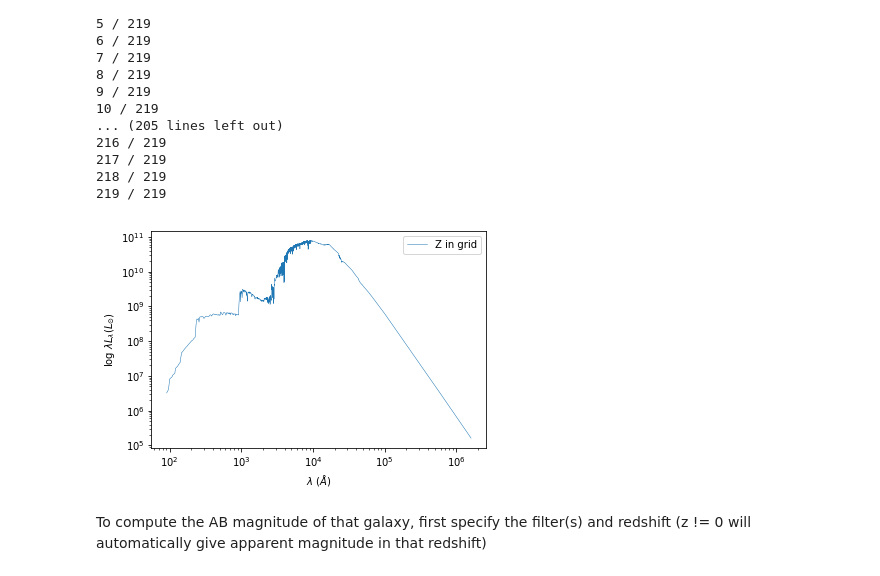
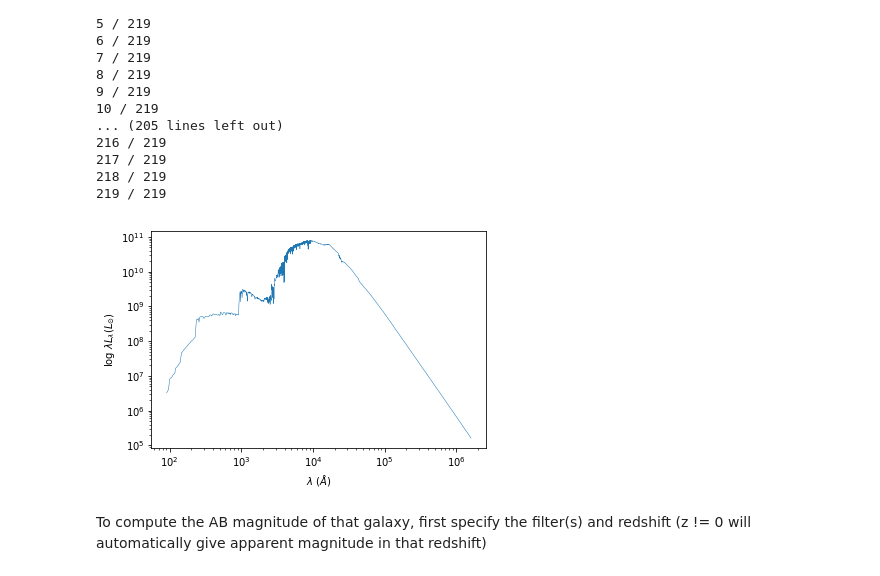
Before and after one commit to dptriani/mentari, a Jupyter notebook: SEDpipeline.ipynb, the cells around one changed output. Drawn from its saved outputs; the diff is of its cells as text; code cells hidden in the pictures.

```diff
--- a/SEDpipeline.ipynb
+++ b/SEDpipeline.ipynb
@@ -9,6 +9,9 @@ import SED
 # %%
 BoxSize = 62.5
 Hubble_h = 0.73
+
+firstfile = 0
+lastfile = 7
 directory = '../millennium/' #change this to the output directory of sage
 filename = 'model'
 redshift = [127.000, 79.998, 50.000, 30.000, 19.916, 18.244, 16.725, 15.343, 14.086, 12.941, 11.897, 10.944, 10.073, 9.278, 8.550, 7.883, 7.272, 6.712, 6.197, 5.724, 5.289, 4.888, 4.520, 4.179, 3.866, 3.576, 3.308, 3.060, 2.831, 2.619, 2.422, 2.239, 2.070, 1.913, 1.766, 1.630, 1.504, 1.386, 1.276, 1.173, 1.078, 0.989, 0.905, 0.828, 0.755, 0.687, 0.624, 0.564, 0.509, 0.457, 0.408, 0.362, 0.320, 0.280, 0.242, 0.208, 0.175, 0.144, 0.116, 0.089, 0.064, 0.041, 0.020, 0.000]
@@ -23,5 +26,5 @@ To construct the mass and metallicity history of all galaxies in each redshift l
 # %%
-mass, metal = SED.mass_metal_history(redshift, directory, filename)
+mass, metal = SED.mass_metal_history(redshift, firstfile, lastfile, directory, filename)
 # %% [output]
 Constructing mass history of snapshot:
 0 / 63
@@ -198,19 +201,16 @@ Snapshot number
 # %%
 #To plot the spectra:
 
 ax = plt.subplot2grid((1,1), (0,0))
 divider = make_axes_locatable(ax)
-ax.plot(np.array(wavelength), spectra[0] * np.array(wavelength), lw=0.5, label = 'Z in grid')
+ax.plot(np.array(wavelength), spectra[0] * np.array(wavelength), lw=0.5)
 ax.set_xlabel(r'$\lambda\ (\AA) $')
 ax.set_ylabel(r'log $\lambda L_{\lambda} (L_{\odot})$')
 ax.set_xscale('log')
 ax.set_yscale('log')
-plt.legend(loc = 0)
-#plt.xlim(0.01, 100)
-#plt.savefig('SEDZ.png')
 plt.show()
 # %% [output]
-[figure, old version]
+[figure, new version]
 # %% [markdown]
 To compute the AB magnitude of that galaxy, first specify the filter(s) and redshift (z != 0 will automatically give apparent magnitude in that redshift)
 # %%
```
Also changed, not shown: parts of 3 cells of this notebook.
